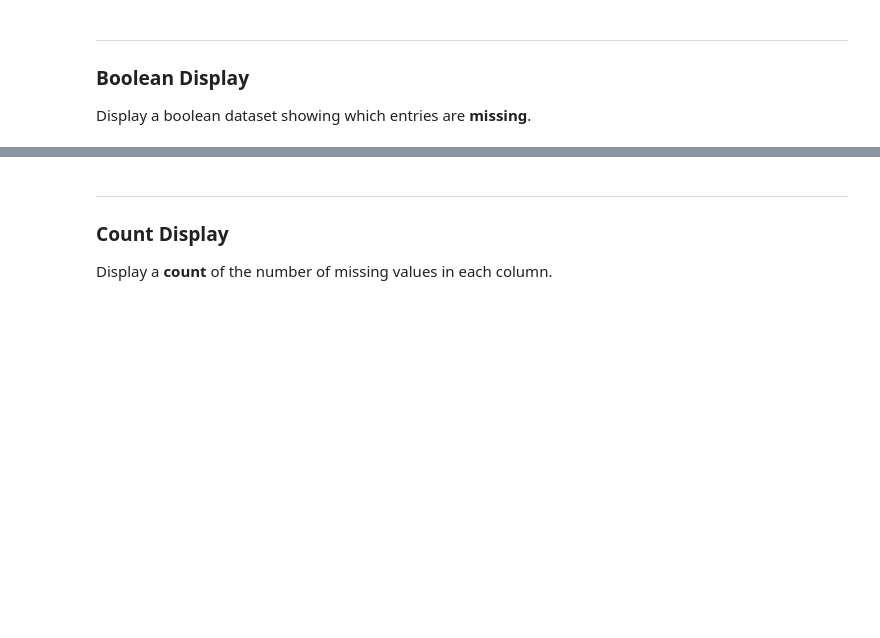
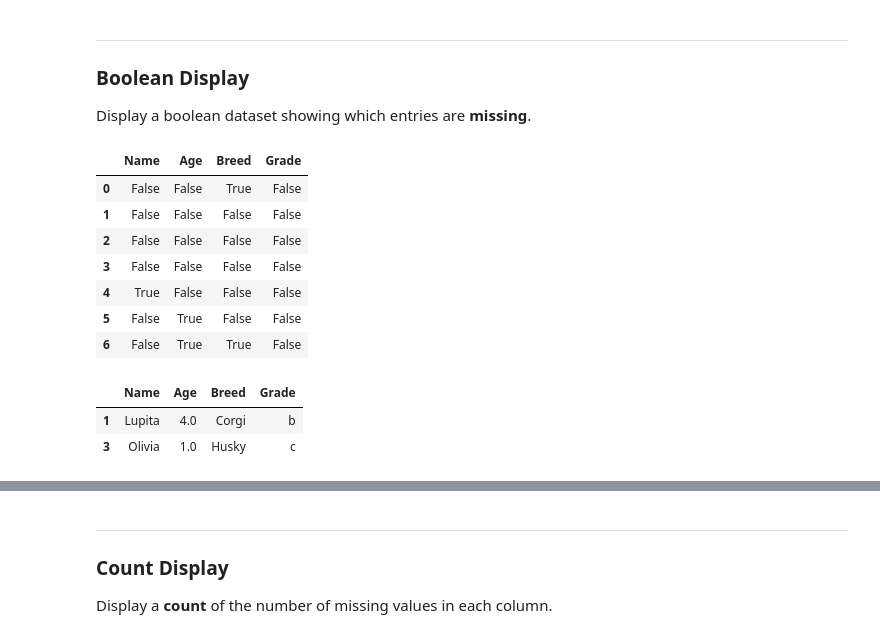
Before and after one commit to ahsan8pak-star/Data-Science-Project, a Jupyter notebook: university_courseworks/year2/semester1/cs2pp/week5/practical/jupyter/P05_CS2PP_Data_Exploration_Pandas_NumPy.ipynb, the cells around one changed output, grey strips where cells are left out. Cells and saved outputs as stored; diff of their text form; code cells hidden in the pictures; blank space fills up the shorter version.

```diff
--- a/university_courseworks/year2/semester1/cs2pp/week5/practical/jupyter/P05_CS2PP_Data_Exploration_Pandas_NumPy.ipynb
+++ b/university_courseworks/year2/semester1/cs2pp/week5/practical/jupyter/P05_CS2PP_Data_Exploration_Pandas_NumPy.ipynb
@@ -82,3 +129,22 @@ https://pandas.pydata.org/pandas-docs/version/3.0/reference/api/pandas.DataFrame
 ### Boolean Display
 
 Display a boolean dataset showing which entries are **missing**.
+# %%
+is_null = dogs.isnull()
+is_null
+# %% [output]
+|  | Name | Age | Breed | Grade |
+| 0 | False | False | True | False |
+| 1 | False | False | False | False |
+| 2 | False | False | False | False |
+| 3 | False | False | False | False |
+| 4 | True | False | False | False |
+| 5 | False | True | False | False |
+| 6 | False | True | True | False |
+# %%
+non_empty_and_dup = dogs.dropna().drop_duplicates()
+non_empty_and_dup
+# %% [output]
+|  | Name | Age | Breed | Grade |
+| 1 | Lupita | 4.0 | Corgi | b |
+| 3 | Olivia | 1.0 | Husky | c |
```
Also changed, not shown: parts of 12 cells of this notebook.
